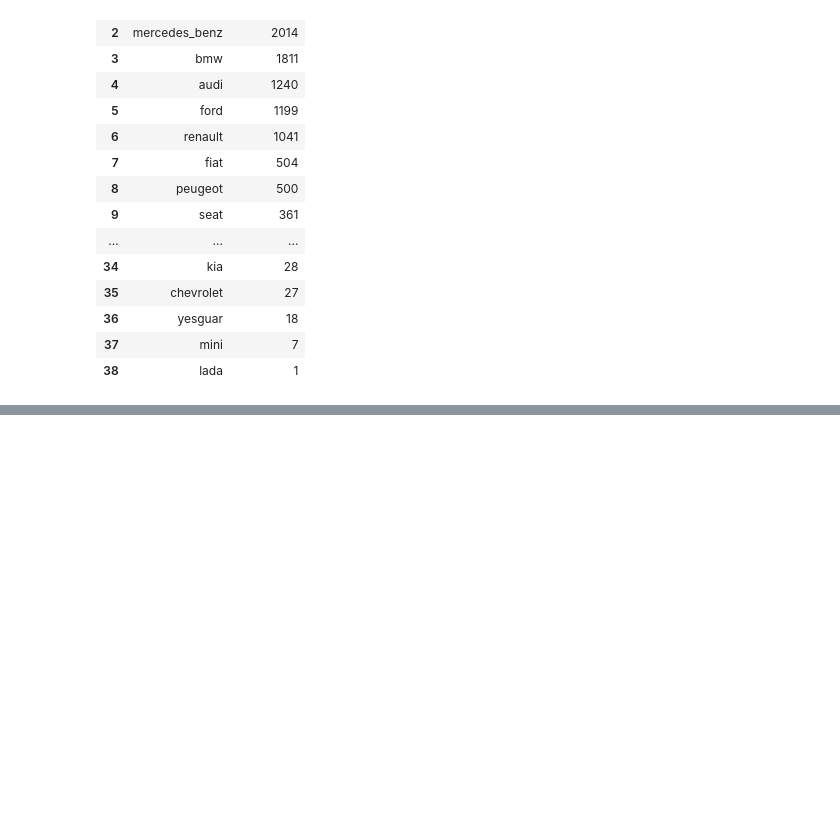
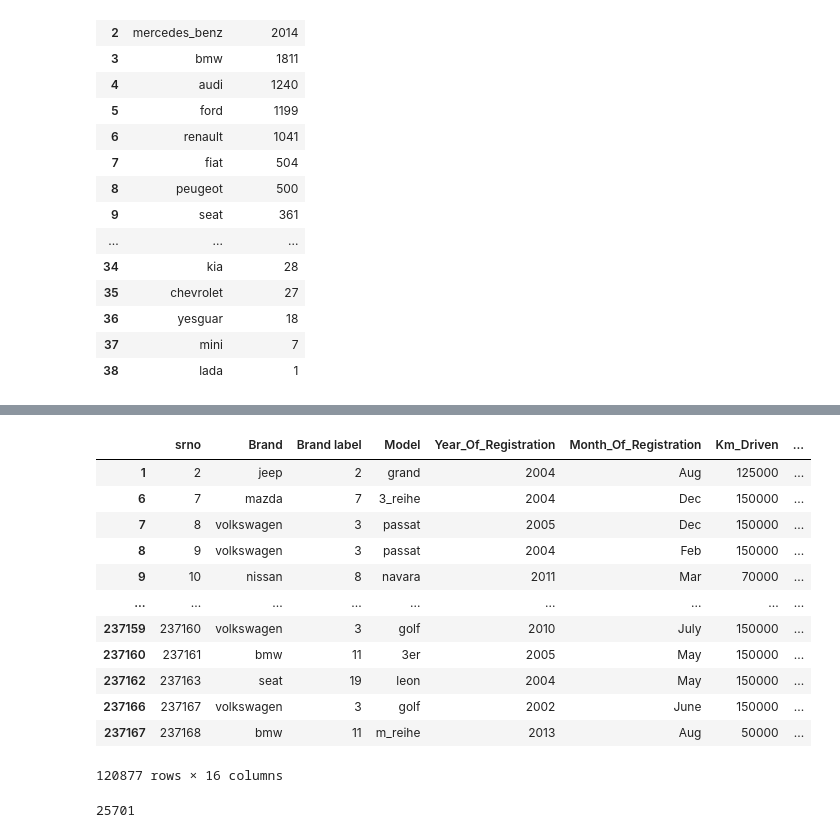
Before and after one commit to hemantharijan/Msc-Part-2-Project, a Jupyter notebook: Used Car Data Analysis.ipynb, the cells around one changed output, grey strips where cells are left out. Saved outputs shown, nothing was run; the diff lists cells and outputs as text; code cells hidden in the pictures; blank space fills up the shorter version.

```diff
--- a/Used Car Data Analysis.ipynb
+++ b/Used Car Data Analysis.ipynb
@@ -493,0 +511,22 @@ df_brand_count
+# %%
+df_luxury = df.query("VehicleType == ['sedan','suv']")
+df_luxury
+# %% [output]
+|  | srno | Brand | Brand label | Model | Year_Of_Registration | Month_Of_Registration | Km_Driven | ... |
+| 1 | 2 | jeep | 2 | grand | 2004 | Aug | 125000 | ... |
+| 6 | 7 | mazda | 7 | 3_reihe | 2004 | Dec | 150000 | ... |
+| 7 | 8 | volkswagen | 3 | passat | 2005 | Dec | 150000 | ... |
+| 8 | 9 | volkswagen | 3 | passat | 2004 | Feb | 150000 | ... |
+| 9 | 10 | nissan | 8 | navara | 2011 | Mar | 70000 | ... |
+| ... | ... | ... | ... | ... | ... | ... | ... | ... |
+| 237159 | 237160 | volkswagen | 3 | golf | 2010 | July | 150000 | ... |
+| 237160 | 237161 | bmw | 11 | 3er | 2005 | May | 150000 | ... |
+| 237162 | 237163 | seat | 19 | leon | 2004 | May | 150000 | ... |
+| 237166 | 237167 | volkswagen | 3 | golf | 2002 | June | 150000 | ... |
+| 237167 | 237168 | bmw | 11 | m_reihe | 2013 | Aug | 50000 | ... |
+120877 rows × 16 columns
+# %%
+df_uluxury = df.query("VehicleType == ['coupe','convertible']")
+df_uluxury.shape[0]
+# %% [output]
+25701
```
Also changed, not shown: parts of 3 cells of this notebook.
